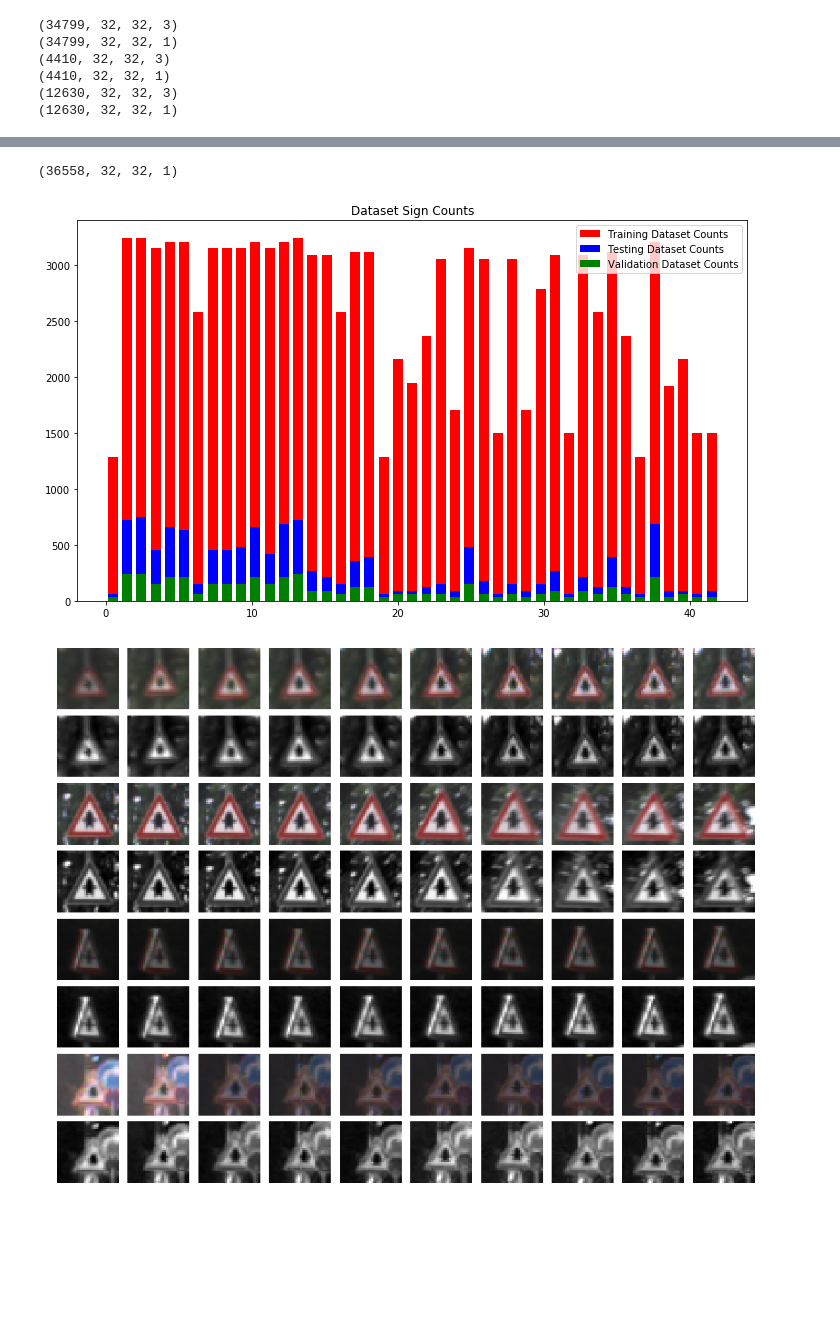
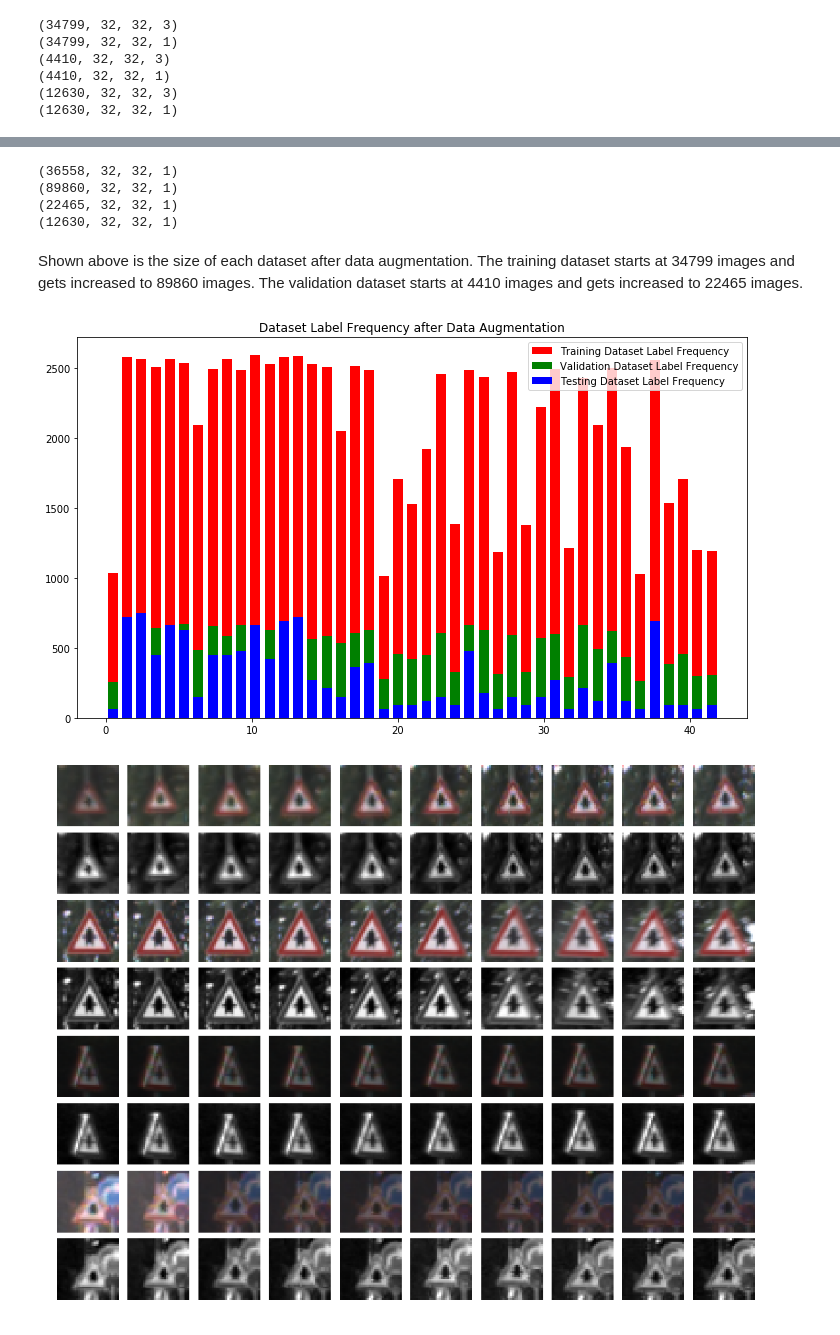
Before and after one commit to cmhobbs96/Traffic_Sign_Classifier, a Jupyter notebook: Traffic_Sign_Classifier.ipynb, the cells around one changed output, grey strips where cells are left out. Saved outputs shown, nothing was run; the diff lists cells and outputs as text; code cells hidden in the pictures; blank space fills up the shorter version.

Commit message:
Final editing
Training dataset accuracy = 99.4%
Validation dataset accuracy = 99.0%
Testing dataset accuracy = 94.0%
My image dataset accuracy = 100%
Job well done for my first neural network!

```diff
--- a/Traffic_Sign_Classifier.ipynb
+++ b/Traffic_Sign_Classifier.ipynb
@@ -23,12 +23,12 @@ The [rubric](https://review.udacity.com/#!/rubrics/481/view) contains "Stand Out
 # Load pickled data
 import pickle
 
-# Fill this in based on where you saved the training and testing data
+# Reading in files
+training_file = "./train.p"
+validation_file = "./valid.p"
+testing_file = "./test.p"
 
-training_file = "./traffic-signs-data/train.p"
-validation_file = "./traffic-signs-data/valid.p"
-testing_file = "./traffic-signs-data/test.p"
-
+# Opening files and loading with pickle
 with open(training_file, mode='rb') as f:
     train = pickle.load(f)
 with open(validation_file, mode='rb') as f:
@@ -36,10 +36,12 @@ with open(validation_file, mode='rb') as f:
 with open(testing_file, mode='rb') as f:
     test = pickle.load(f)
 
+# Labeling X and y values
 X_train, y_train = train['features'], train['labels']
 X_valid, y_valid = valid['features'], valid['labels']
 X_test, y_test = test['features'], test['labels']
 
+# Displaying data
 print(' ... Data Loaded ... ')
 print("X_train shape:", X_train.shape)
 print("y_train shape:", y_train.shape)
@@ -220,7 +219,9 @@ X_valid = X_valid_gray
 # %%
-##### TESTING MORE DATA BY DATA AUGMENTATION
+## MORE DATA BY DATA AUGMENTATION
 
+# Importing functions
 import cv2
+from sklearn.model_selection import train_test_split
 
 unique_train, counts_train = np.unique(y_train, return_counts=True)
 
@@ -234,33 +235,41 @@ new_counts_train = counts_train
 for i in range(n_train):
     if(new_counts_train[y_train[i]] < 3000):
         for j in range(3):
+
+            ## warpAffine method from opencv.
             dx, dy = np.random.randint(-1.7, 1.8, 2)
-            M = np.float32([[1, 0, dx], [0, 1, dy]])
-            dst = cv2.warpAffine(X_train[i], M, (X_train[i].shape[0], X_train[i].shape[1]))
+            M = np.float32([[1, 0, dx], [0, 1, dy]]) # creating random transformation matrix
+            dst = cv2.warpAffine(X_train[i], M, (X_train[i].shape[0], X_train[i].shape[1])) # warpAffine method call
             dst = dst[:,:,None]
-            more_X_train.append(dst)
-            more_y_train.append(y_train[i])
+            more_X_train.append(dst) # Appending to a predefined array of more 'features'
+            more_y_train.append(y_train[i]) # Appending to a predefined array of more 'labels' * does not create more labels
 
+            ## warpPerspective method from opencv. * Similar use as seen in advanced lane finding project
             random_higher_bound = random.randint(27, 32)
             random_lower_bound = random.randint(0, 5)
-            points_one = np.float32([[0,0],[32,0],[0,32],[32,32]])
-            points_two = np.float32([[0, 0], [random_higher_bound, random_lower_bound], [random_lower_bound, 32],[32, random_higher_bound]])
-            M = cv2.getPerspectiveTransform(points_one, points_two)
-            dst = cv2.warpPerspective(X_train[i], M, (32,32))
-            more2_X_train.append(dst)
-            more2_y_train.append(y_train[i])
+            src_points = np.float32([[0,0],[32,0],[0,32],[32,32]])
+            # Creates random destination points to allow for a variation of warped images.
+            dst_points = np.float32([[0, 0], [random_higher_bound, random_lower_bound],
+                                     [random_lower_bound, 32],[32, random_higher_bound]])
+            M = cv2.getPerspectiveTransform(src_points, dst_points)
+            dst = cv2.warpPerspective(X_train[i], M, (32,32)) # warpPerspective method call
+            more2_X_train.append(dst) # Appending to a predefined array of more 'features'
+            more2_y_train.append(y_train[i]) # Appending to a predefined array of more 'labels'
 
+
+            ## warpAffine method with random tilt
             tilt = random.randint(-12, 12)
+            # M is generated as a random rotation matrix rather than the random transformation matrix seen before
             M = cv2.getRotationMatrix2D((X_train[i].shape[0]/2, X_train[i].shape[1]/2), tilt, 1)
-            dst = cv2.warpAffine(X_train[i], M, (X_train[i].shape[0], X_train[i].shape[1]))
-            more2_X_train.append(dst)
-            more2_y_train.append(y_train[i])
+            dst = cv2.warpAffine(X_train[i], M, (X_train[i].shape[0], X_train[i].shape[1])) # warpAffine method call
+            more2_X_train.append(dst)# Appending to a predefined array of more 'features'
+            more2_y_train.append(y_train[i]) # Appending to a predefined array of more 'labels'
 
             new_counts_train[y_train[i]] += 2
 
+## Concatenating and reshaping arrays to format of the training datasets
 more_X_train = np.array(more_X_train)
 more_y_train = np.array(more_y_train)
-print(more_X_train.shape)
 X_train = np.concatenate((X_train, more_X_train), axis=0)
 y_train = np.concatenate((y_train, more_y_train), axis=0)
 
@@ -272,25 +281,40 @@ y_train = np.concatenate((y_train, more2_y_train), axis=0)
 
 X_train = np.concatenate((X_train, X_valid), axis=0)
 y_train = np.concatenate((y_train, y_valid), axis=0)
+
+## Splitting sets to add augmented data to validation dataset and testing dataset
+X_train, X_valid, y_train, y_valid = train_test_split(X_train, y_train, test_size=0.2, random_state=0)
+
+# Print data for change in dataset size
+print(more_X_train.shape)
+print(X_train.shape)
+print(X_valid.shape)
+print(X_test.shape)
 # %% [output]
 (36558, 32, 32, 1)
+(89860, 32, 32, 1)
+(22465, 32, 32, 1)
+(12630, 32, 32, 1)
+# %% [markdown]
+Shown above is the size of each dataset after data augmentation. The training dataset starts at 34799 images and gets increased to 89860 images. The validation dataset starts at 4410 images and gets increased to 22465 images.
 # %%
 bins = n_classes
 colors = ['red', 'blue', 'green']
 plt.rcParams['figure.figsize'] = [12, 7]
 
-# histogram of label frequency (once again, before data augmentation)
+# histogram of label frequency
 hist_train, bins = np.histogram(y_train, bins)
 hist_valid, bins = np.histogram(y_valid, bins)
 hist_test, bins = np.histogram(y_test, bins)
 
+# Plotting data on one histogram
 width = 0.7 * (bins[1] - bins[0])
 center = (bins[:-1] + bins[1:]) / 2
-plt.bar(center, hist_train, color=colors[0], width=width, label='Training Dataset Counts')
-plt.bar(center, hist_test, color=colors[1], width=width, label='Testing Dataset Counts')
-plt.bar(center, hist_valid, color=colors[2], width=width, label='Validation Dataset Counts')
+plt.bar(center, hist_train, color=colors[0], width=width, label='Training Dataset Label Frequency')
+plt.bar(center, hist_valid, color=colors[2], width=width, label='Validation Dataset Label Frequency')
+plt.bar(center, hist_test, color=colors[1], width=width, label='Testing Dataset Label Frequency')
 plt.legend()
-plt.title("Dataset Sign Counts")
+plt.title("Dataset Label Frequency after Data Augmentation")
 plt.show()
 # %% [output]
-[figure, old version]
+[figure, new version]
```
Also changed, not shown: parts of 34 cells of this notebook.
